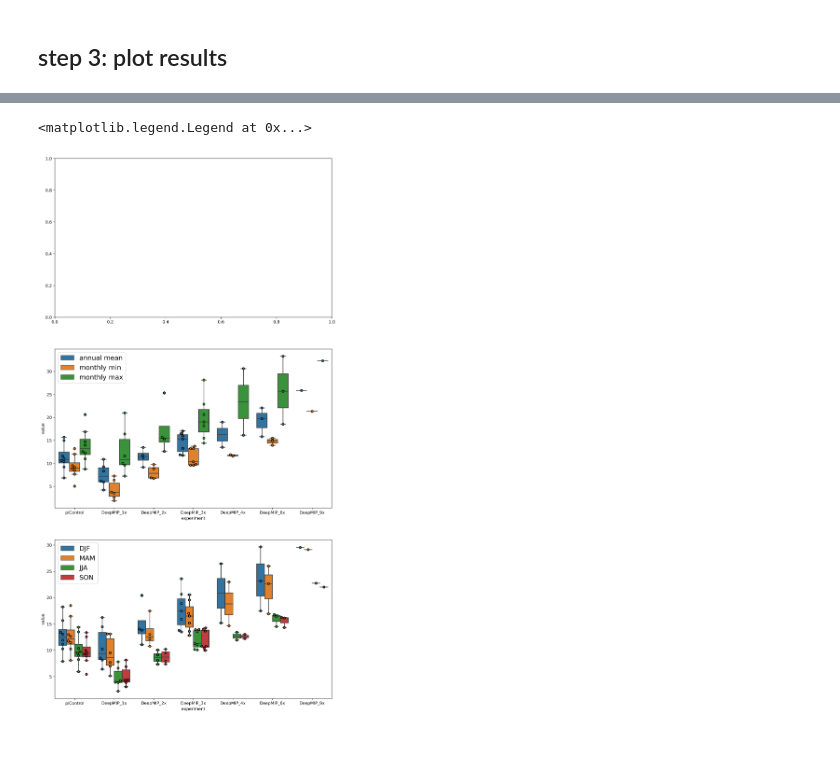
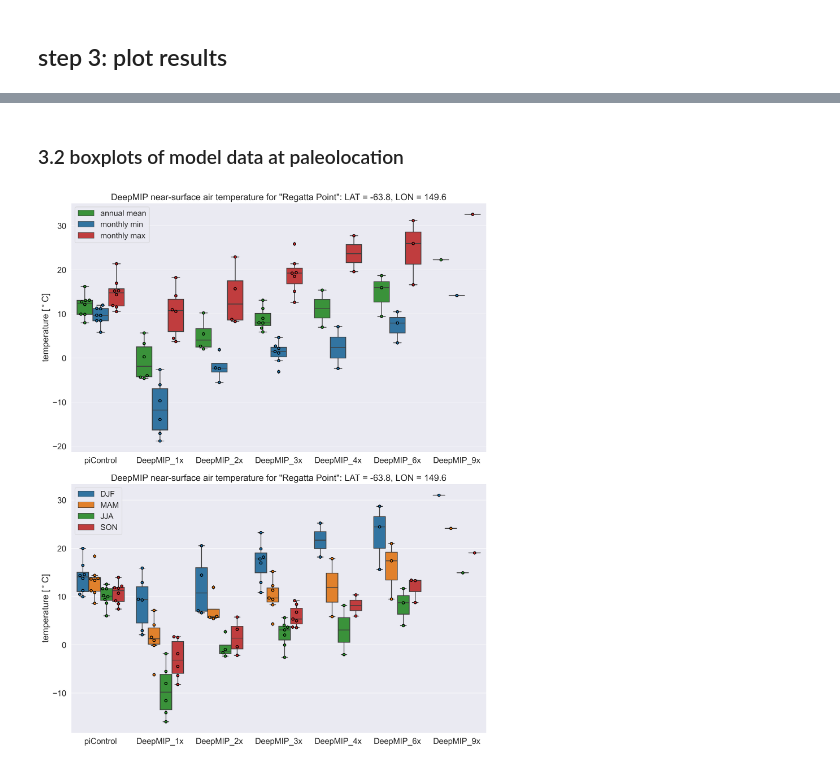
Before and after one commit to sebsteinig/DeepMIP_model_database_notebooks, a Jupyter notebook: extractSiteData.ipynb, the cells around one changed output, grey strips where cells are left out. Cells and saved outputs as stored; diff of their text form; code cells hidden in the pictures.

```diff
--- a/extractSiteData.ipynb
+++ b/extractSiteData.ipynb
@@ -25,6 +35,19 @@ from matplotlib import pyplot
 # %% [markdown]
 # user input
 # %%
-variable  = "tas"
 modernLat = -42.17
-modernLon = -145.33
+modernLon = 145.33
+siteName = 'Regatta Point'
+# %%
+userVariable  = 'near-surface air temperature'
+varSelectDropdown = widgets.Dropdown(
+    options=['near-surface air temperature', 'precipitation'],
+    value='near-surface air temperature',
+    description='Variable:',
+    disabled=False,
+)
+def dropdown_handler(change):
+    global userVariable
+    userVariable = change.new
+varSelectDropdown.observe(dropdown_handler, names='value')
+display(varSelectDropdown)
@@ -100,23 +194,32 @@ df = pd.DataFrame(siteDataList)
+# %% [markdown]
+### 3.2 boxplots of model data at paleolocation
 # %%
 # define figure layout first
-fig, axes = pyplot.subplots(3, 1, figsize=(12, 24))
-
-# paleogeography with site marker
-
+fig2, axes = plt.subplots(2, 1, figsize=(13, 16))
 
 # boxplot with seaborn (https://seaborn.pydata.org/generated/seaborn.boxplot.html)
-ax1 = sns.boxplot(data=df, x="experiment", y="value", hue='metric', hue_order=['annual mean', 'monthly min', 'monthly max'], order=exptLabels, ax=axes[1])
-ax1 = sns.swarmplot(data=df, x="experiment", y="value", hue='metric', hue_order=['annual mean', 'monthly min', 'monthly max'], order=exptLabels, linewidth=1.5, edgecolor='black', size=5, dodge=True, ax=axes[1])
+#sns.set(font_scale = 1)
+#sns.set_theme()
+sns.set_context("notebook", font_scale=1.5)
 
-ax2 = sns.boxplot(data=df, x="experiment", y="value", hue='metric', hue_order=['DJF', 'MAM', 'JJA', 'SON'], order=exptLabels, ax=axes[2])
-ax2 = sns.swarmplot(data=df, x="experiment", y="value", hue='metric', hue_order=['DJF', 'MAM', 'JJA', 'SON'], order=exptLabels, linewidth=1.5, edgecolor='black', size=5, dodge=True, ax=axes[2])
+ax3 = sns.boxplot(data=df, x="experiment", y="value", hue='metric', hue_order=['annual mean', 'monthly min', 'monthly max'], order=exptLabels, palette = ['tab:green','tab:blue','tab:red'], ax=axes[0])
+ax3 = sns.swarmplot(data=df, x="experiment", y="value", hue='metric', hue_order=['annual mean', 'monthly min', 'monthly max'], order=exptLabels, palette = ['tab:green','tab:blue','tab:red'], linewidth=1.5, edgecolor='black', size=5, dodge=True, ax=axes[0])
 
-# modify legends
-handles, labels = ax1.get_legend_handles_labels()
-ax1.legend(handles[0:3], labels[0:3], fontsize='16')
+ax4 = sns.boxplot(data=df, x="experiment", y="value", hue='metric', hue_order=['DJF', 'MAM', 'JJA', 'SON'], order=exptLabels, palette = ['tab:blue', 'tab:orange', 'tab:green','tab:red'], ax=axes[1])
+ax4 = sns.swarmplot(data=df, x="experiment", y="value", hue='metric', hue_order=['DJF', 'MAM', 'JJA', 'SON'], order=exptLabels, palette = ['tab:blue', 'tab:orange', 'tab:green','tab:red'], linewidth=1.5, edgecolor='black', size=5, dodge=True, ax=axes[1])
 
-handles2, labels2 = axes[2].get_legend_handles_labels()
-ax2.legend(handles2[0:4], labels2[0:4], fontsize='16')
+# modify legends and axes
+title = deepmipVariableDict[deepmipVariable]['longname']
+yLabel = deepmipVariableDict[deepmipVariable]['label']
+
+handles, labels = ax3.get_legend_handles_labels()
+ax3.legend(handles[0:3], labels[0:3], fontsize='16');
+ax3.set(title = 'DeepMIP ' + title + ' for "' + siteName + '": LAT = ' + str(np.round(paleoLat, 1)) + ', LON = ' + str(np.round(paleoLon, 1)), xlabel='', ylabel=yLabel);
+
+handles2, labels2 = ax4.get_legend_handles_labels()
+ax4.legend(handles2[0:4], labels2[0:4], fontsize='16');
+ax4.set(title = 'DeepMIP ' + title + ' for "' + siteName + '": LAT = ' + str(np.round(paleoLat, 1)) + ', LON = ' + str(np.round(paleoLon, 1)), xlabel='', ylabel=yLabel);
+
+plt.tight_layout()
 # %% [output]
-<matplotlib.legend.Legend at 0x...>
-[figure, old version]
+[figure, new version]
```
Also changed, not shown: parts of 8 cells of this notebook, 3 other files.
